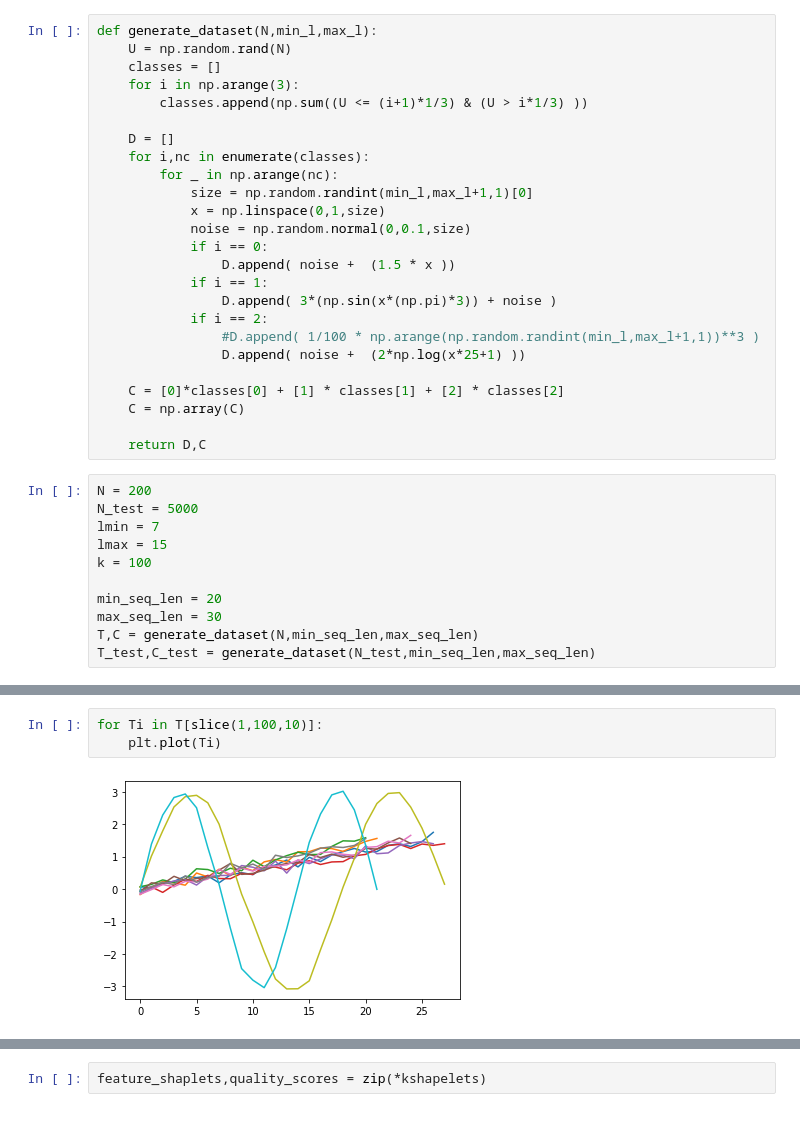
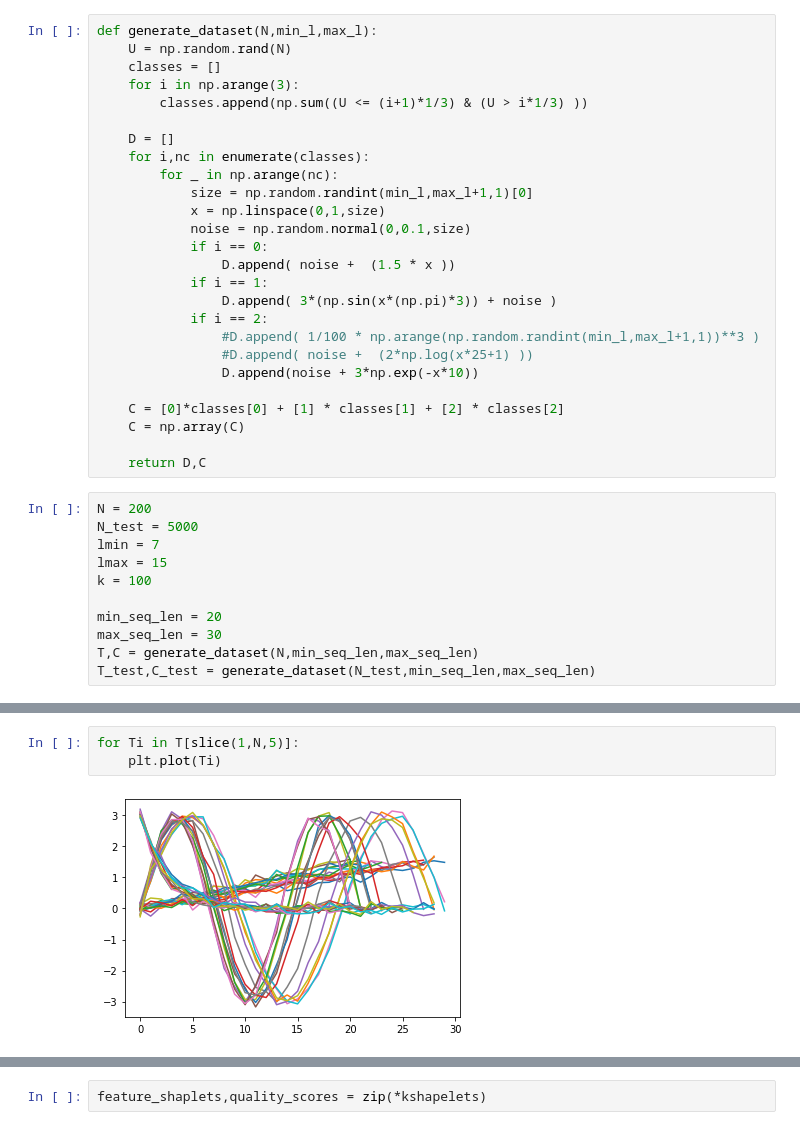
Before and after one commit to mlpotter/Shapelet_Transform, a Jupyter notebook: Shapelet_Transform.ipynb, the cells around one changed output, grey strips where cells are left out. Cells and saved outputs as stored; diff of their text form.

```diff
--- a/Shapelet_Transform.ipynb
+++ b/Shapelet_Transform.ipynb
@@ -90,7 +91,8 @@ def generate_dataset(N,min_l,max_l):
                 D.append( 3*(np.sin(x*(np.pi)*3)) + noise )
             if i == 2:
                 #D.append( 1/100 * np.arange(np.random.randint(min_l,max_l+1,1))**3 )
-                D.append( noise +  (2*np.log(x*25+1) ))
+                #D.append( noise +  (2*np.log(x*25+1) ))
+                D.append(noise + 3*np.exp(-x*10))
 
     C = [0]*classes[0] + [1] * classes[1] + [2] * classes[2]
     C = np.array(C)
@@ -110,8 +117,8 @@ T_test,C_test = generate_dataset(N_test,min_seq_len,max_seq_len)
 # %%
-for Ti in T[slice(1,100,10)]:
+for Ti in T[slice(1,N,5)]:
     plt.plot(Ti)
 # %% [output]
-[figure, old version]
+[figure, new version]
 # %%
 kshapelets = ShapeletCachedSelection(T,lmin,lmax,k)
 # %% [output]
```
Also changed, not shown: parts of 8 cells of this notebook.
